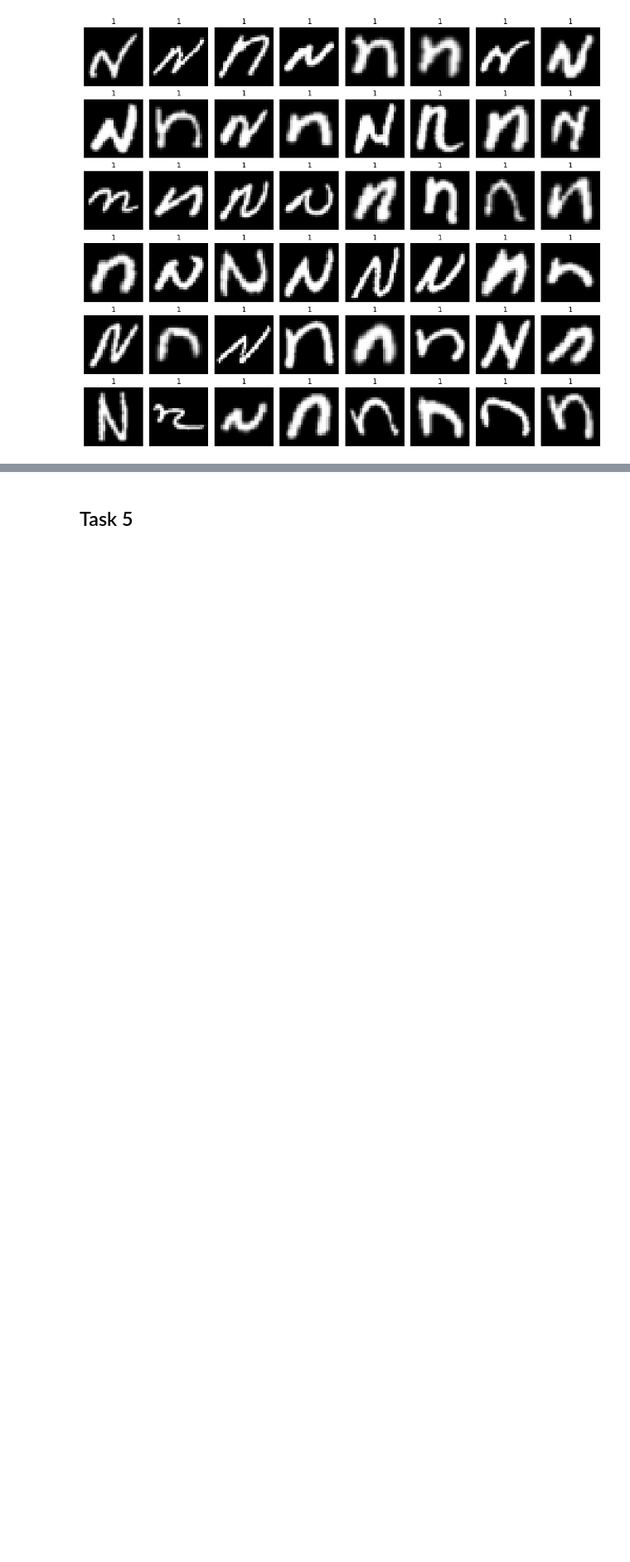
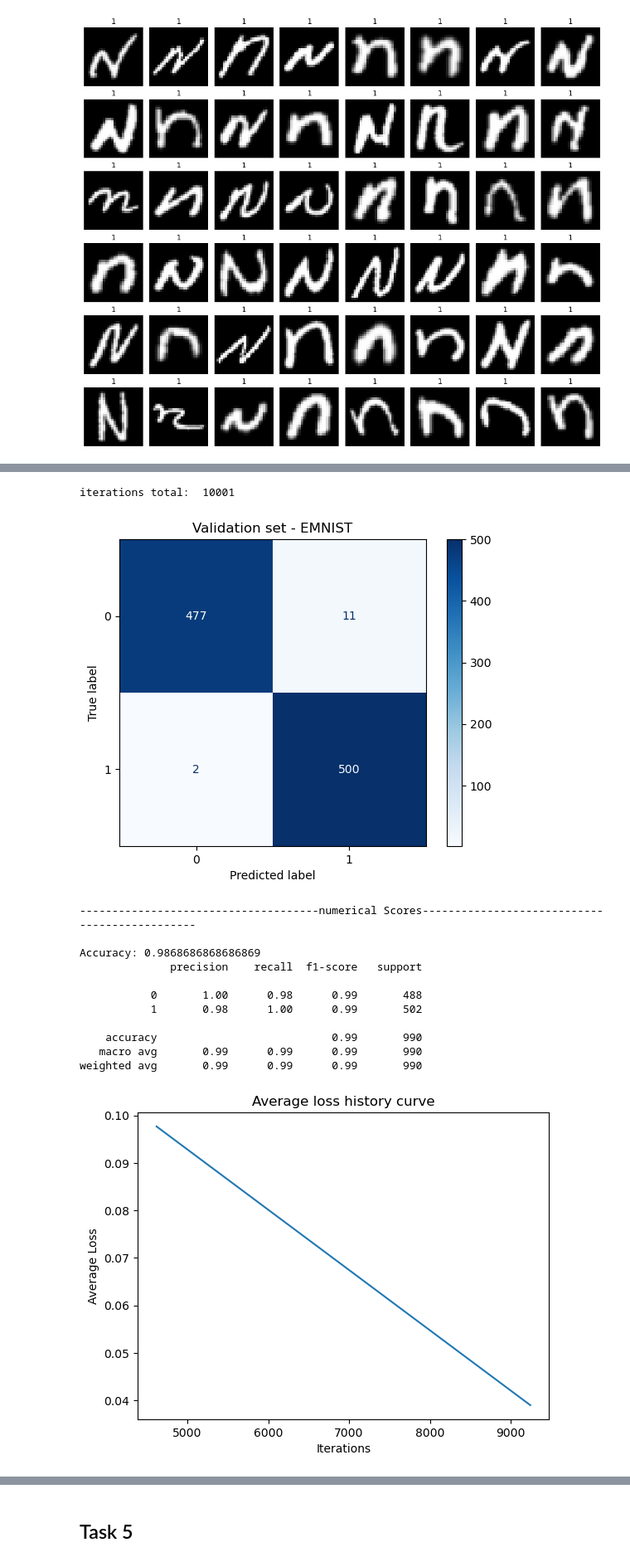
Before and after one commit to Liam-Caffrey/Coded-NN, a Jupyter notebook: deep learning/Assignment1_LiamCaffrey.ipynb, the cells around one changed output, grey strips where cells are left out. Shown at 83% size. Drawn from its saved outputs; the diff is of its cells as text; code cells hidden in the pictures; blank space fills up the shorter version.

```diff
--- a/deep learning/Assignment1_LiamCaffrey.ipynb
+++ b/deep learning/Assignment1_LiamCaffrey.ipynb
@@ -973,0 +790,19 @@ plot_grid(x_binary, y_binary, n=3300)
+# %%
+
+# f is 0
+# n is 1
+# train = 70%
+# test = 15%
+# validaiton = 15%
+
+x_flat = x_binary.reshape(x_binary.shape[0],-1)
+
+X_train3, X_temp, y_train3, y_temp = train_test_split(x_flat, y_binary, test_size=0.3, random_state=39)
+X_val3, X_test3, y_val3, y_test3 = train_test_split(X_temp, y_temp, test_size=0.5, random_state=39)
+
+print("train size: ", len(X_train3))
+print("tain shape: ", X_train3.shape)
+print("Val size: ", len(X_val3))
+print("Val shape: ", X_val3.shape)
+print("test size: ", len(X_test3))
+print("test shape: ", X_test3.shape)
@@ -973,0 +816,33 @@ plot_grid(x_binary, y_binary, n=3300)
+# %%
+model = NetNsingle(0.1,10000,0.01,100)
+model.train(X_train3, y_train3)
+predictionsEM = model.predict(X_val3)
+
+accuracy = accuracy_score(y_val3, predictionsEM)
+cm = confusion_matrix(y_val3, predictionsEM)
+cm = ConfusionMatrixDisplay(confusion_matrix = cm, display_labels = [0, 1])
+cm.plot(cmap="Blues")
+plt.title("Validation set - EMNIST")
+plt.show()
+print("")
+print("-------------------------------------numerical Scores----------------------------------------------")
+print("")
+print(f'Accuracy: {accuracy}')
+print( classification_report(y_val3, predictionsEM, target_names=["0", "1"]))
+
+model.lossHiss()
+# %% [output]
+iterations total:  10001
+[figure, added]
+-------------------------------------numerical Scores----------------------------------------------
+
+Accuracy: 0.9868686868686869
+              precision    recall  f1-score   support
+
+           0       1.00      0.98      0.99       488
+           1       0.98      1.00      0.99       502
+
+    accuracy                           0.99       990
+   macro avg       0.99      0.99      0.99       990
+weighted avg       0.99      0.99      0.99       990
+[figure, added]
```
Also changed, not shown: parts of 16 cells of this notebook.
